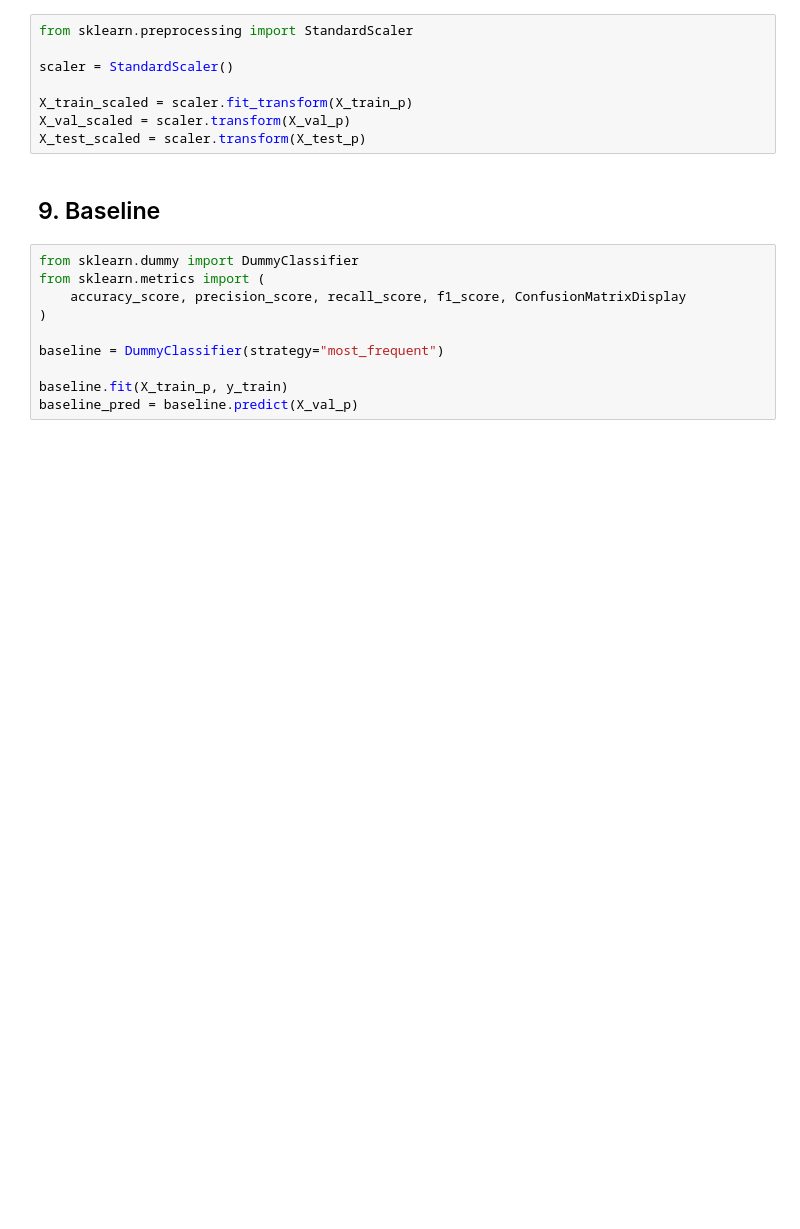
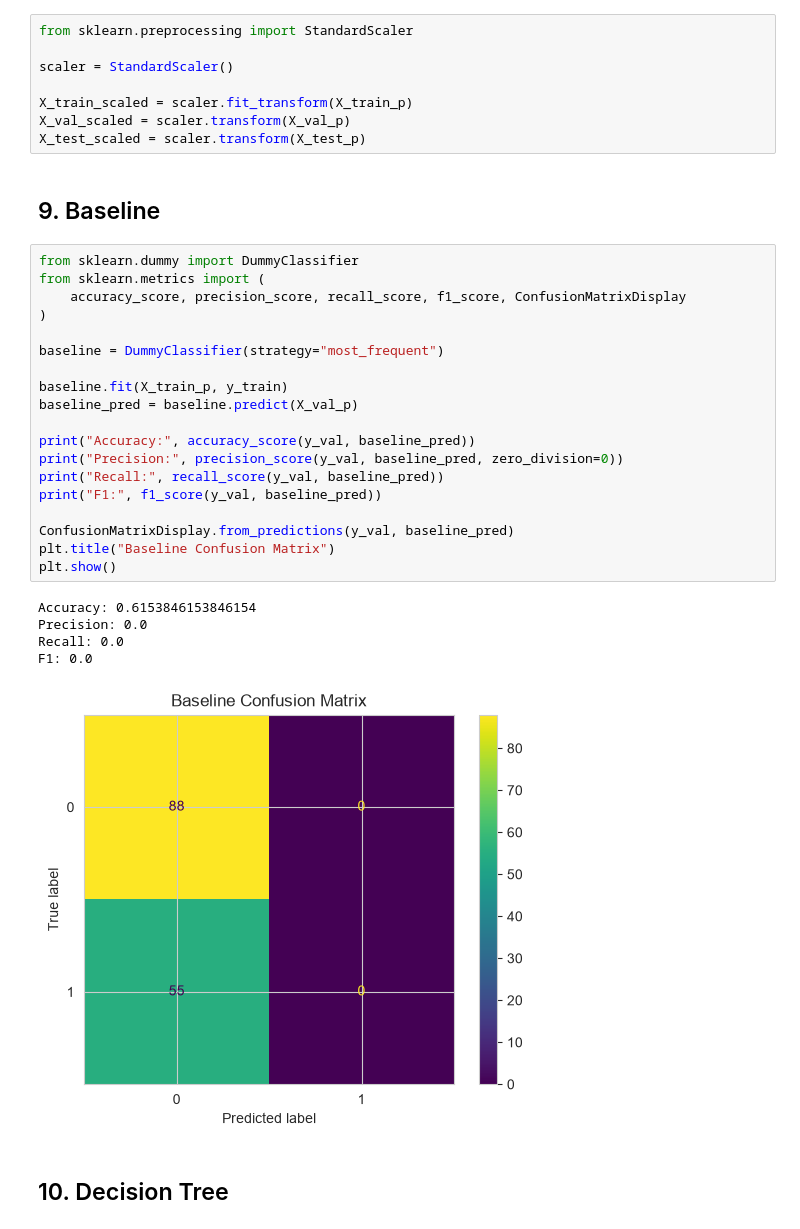
Before and after one commit to ArtYou23/ml_course_mai, a Jupyter notebook: classification/titanic.ipynb, the cells around one changed output. Cells and saved outputs as stored; diff of their text form; blank space fills up the shorter version.

```diff
--- a/classification/titanic.ipynb
+++ b/classification/titanic.ipynb
@@ -180,10 +179,27 @@ X_test_scaled = scaler.transform(X_test_p)
 # %%
 from sklearn.dummy import DummyClassifier
 from sklearn.metrics import (
     accuracy_score, precision_score, recall_score, f1_score, ConfusionMatrixDisplay
 )
 
 baseline = DummyClassifier(strategy="most_frequent")
 
 baseline.fit(X_train_p, y_train)
 baseline_pred = baseline.predict(X_val_p)
+
+print("Accuracy:", accuracy_score(y_val, baseline_pred))
+print("Precision:", precision_score(y_val, baseline_pred, zero_division=0))
+print("Recall:", recall_score(y_val, baseline_pred))
+print("F1:", f1_score(y_val, baseline_pred))
+
+ConfusionMatrixDisplay.from_predictions(y_val, baseline_pred)
+plt.title("Baseline Confusion Matrix")
+plt.show()
+# %% [output]
+Accuracy: 0.6153846153846154
+Precision: 0.0
+Recall: 0.0
+F1: 0.0
+[figure, added]
+# %% [markdown]
+## 10. Decision Tree
```
Also changed, not shown: parts of 7 cells of this notebook.
